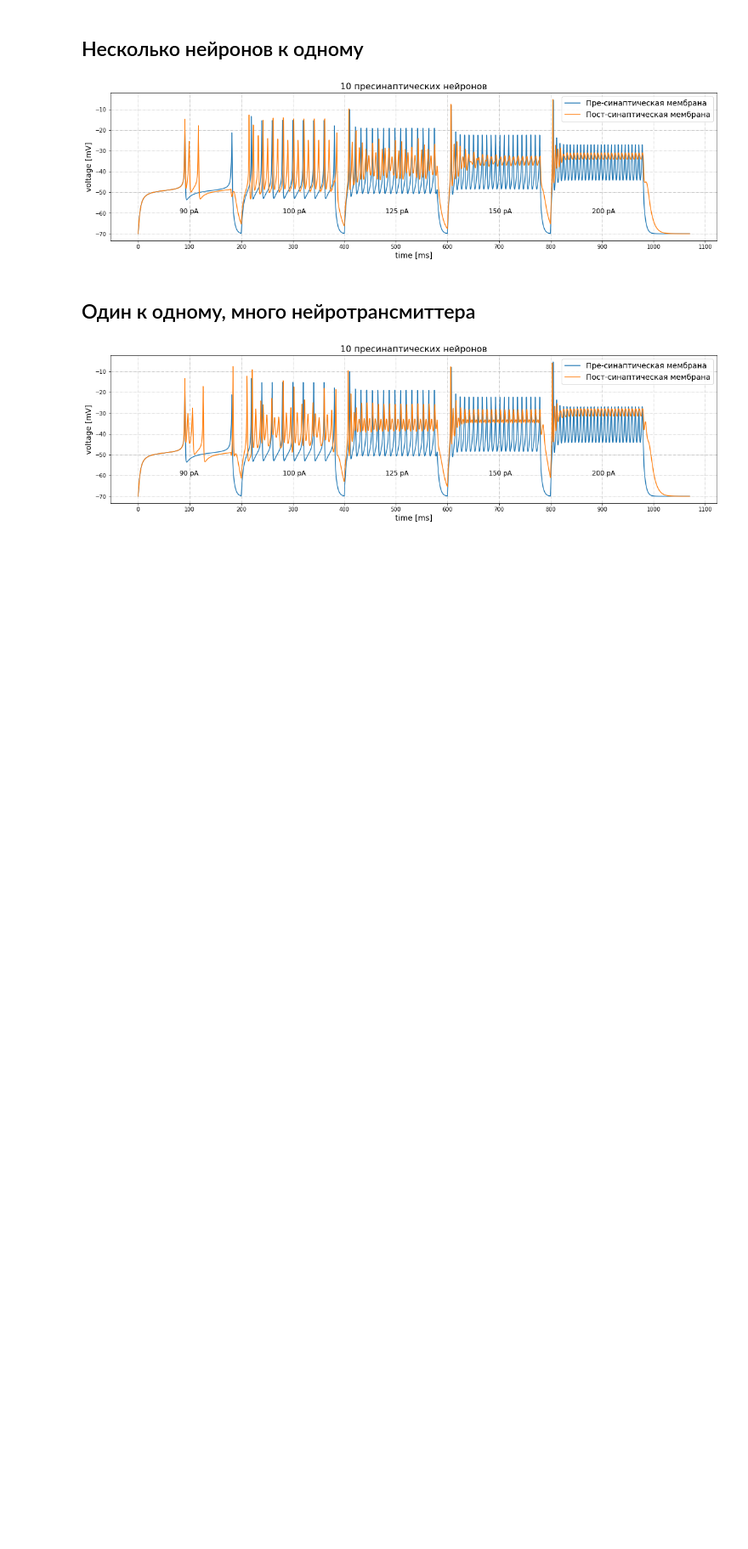
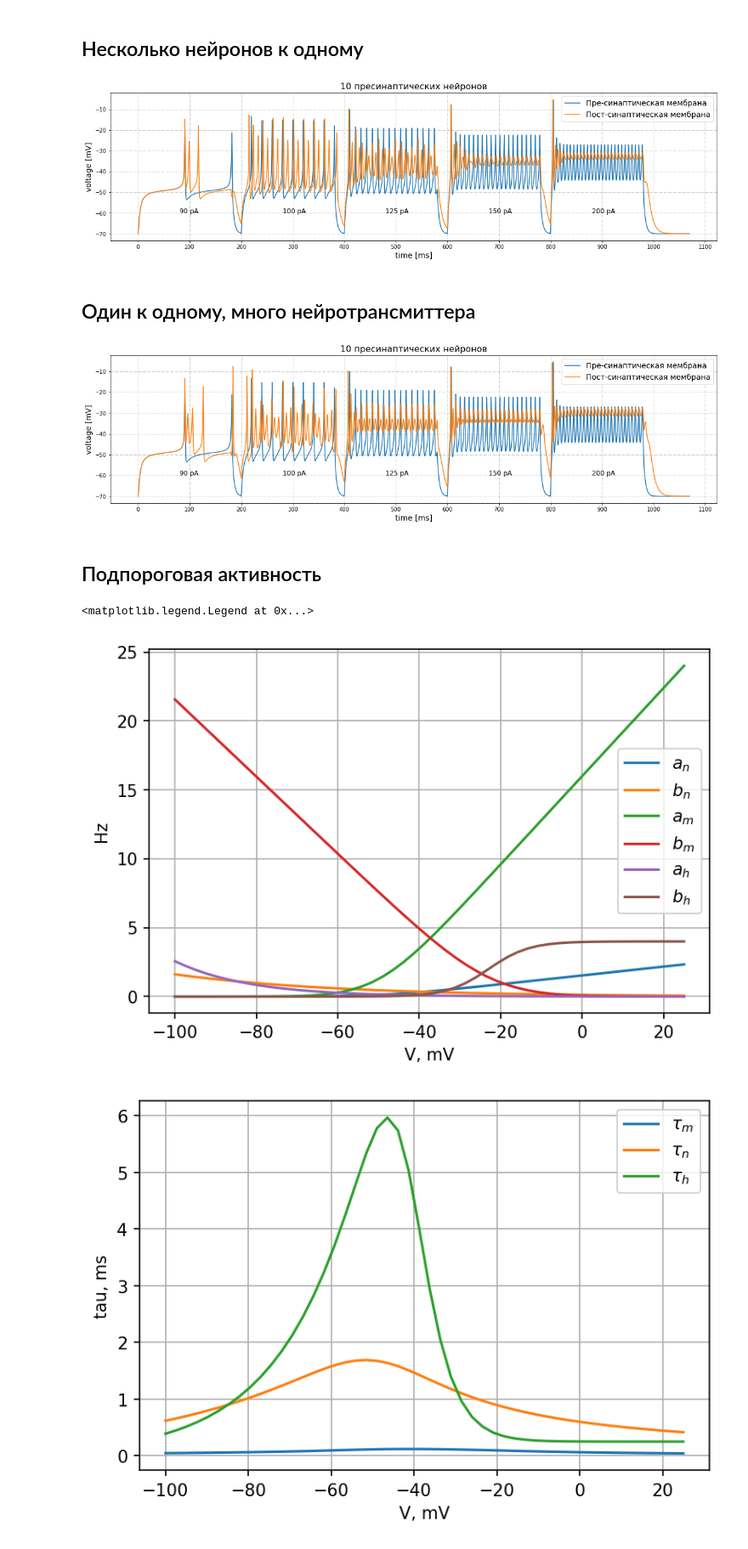
Before and after one commit to shcecter/nocimod, a Jupyter notebook: simplest_spiking.ipynb, the cells around one changed output. Shown: that part at 85% size. Drawn from its saved outputs; the diff is of its cells as text; code cells hidden in the pictures; blank space fills up the shorter version.

```diff
--- a/simplest_spiking.ipynb
+++ b/simplest_spiking.ipynb
@@ -293,3 +293,47 @@ for i, cur in enumerate(currs):
 #savefig("один_к_одному.jpeg", dpi=200)
 # %% [output]
 [figure]
+# %% [markdown]
+## Подпороговая активность
+# %%
+vv = np.linspace(-100, 25)
+VT_ = -63
+an = 0.032 * 5 / exprel((15 - vv + VT_)/5)
+bn = 0.5 * exp((10 - vv + VT_)/40)
+n_inf = an / (an + bn)
+tau_n = 1 / (an + bn)
+
+am = 0.32 * 4 / exprel((13 - vv + VT_)/4)
+bm = 0.28 * 5 / exprel((vv - VT_ - 40)/5)
+m_inf = am / (am + bm)
+tau_m = 1 / (am + bm)
+
+ah = 0.128*exp((17 - vv + VT_)/18)
+bh = 4 / (1 + exp((40 - vv + VT_)/5))
+h_inf = ah / (ah + bh)
+tau_h = 1 / (ah + bh)
+
+figure(figsize=(6,4), dpi=150)
+plot(vv, an, label='$a_n$')
+plot(vv, bn, label='$b_n$')
+plot(vv, am, label='$a_m$')
+plot(vv, bm, label='$b_m$')
+plot(vv, ah, label='$a_h$')
+plot(vv, bh, label='$b_h$')
+grid()
+ylabel('Hz')
+xlabel('V, mV')
+legend()
+
+figure(figsize=(6, 4), dpi=150)
+plot(vv, tau_m)
+plot(vv, tau_n)
+plot(vv, tau_h)
+grid()
+ylabel('tau, ms')
+xlabel('V, mV')
+legend([f"$\\tau_{x}$" for x in ['m', 'n', 'h']])
+# %% [output]
+<matplotlib.legend.Legend at 0x...>
+[figure, added]
+[figure, added]
```
Also changed, not shown: parts of 2 cells of this notebook.
